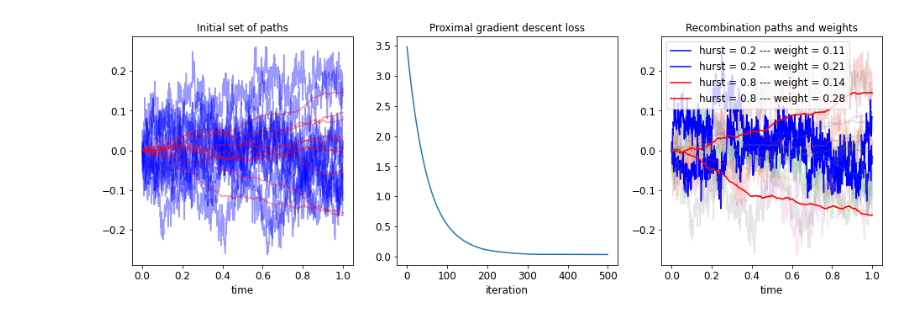
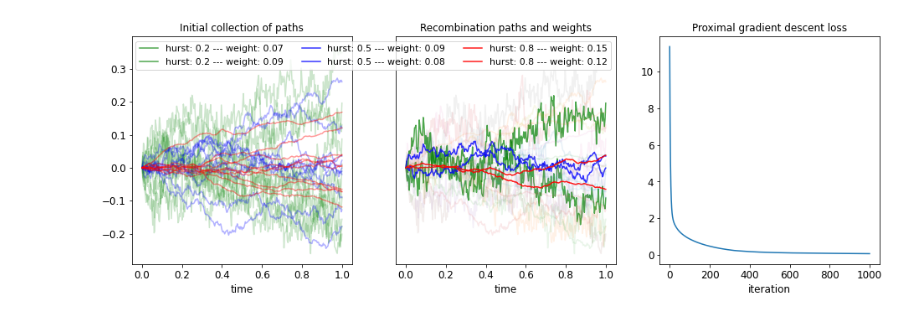
Before and after one commit to crispitagorico/sigkernel, a Jupyter notebook: examples/Recombination.ipynb, the cells around one changed output. Drawn from its saved outputs; the diff is of its cells as text; code cells hidden in the pictures.

```diff
--- a/examples/Recombination.ipynb
+++ b/examples/Recombination.ipynb
@@ -66,7 +60,7 @@ def loss(beta):
     l = 0.
     for i in range(n):
         for j in range(n):
-            l += (1./n - beta[i])*(1./n - beta[j])*Gram[i,j]
+            l += (1./n - beta[i])*(1./n - beta[j])*G_train[i,j]
     return l
 # %%
 def proximal_gradient(beta0, gamma, max_iter=100):
@@ -81,41 +75,52 @@ def proximal_gradient(beta0, gamma, max_iter=100):
         beta0 = beta
         losses.append(l)
     return losses, beta
-# %%
-beta0 = 0.1*np.random.randn(N)
 # %%
-losses, beta_optimal = proximal_gradient(beta0, gamma=0.0001, max_iter=500)
+losses, beta_optimal = proximal_gradient(beta0, gamma=0.0001, max_iter=1000)
 # %%
-selected_indices = np.nonzero(np.abs(beta_optimal) > 0.1)[0]
+selected_indices = np.nonzero(np.abs(beta_optimal) > 0.07)[0]
 # %%
 fig, ax = plt.subplots(1,3)
 
-for k,p in enumerate(paths):
-    if hursts[k]>0.5:
-        c = 'r'
+for k,p in enumerate(paths.cpu().numpy()):
+    if hursts[k]==0.2:
+        c = 'g'
+        alpha = 0.2
+    elif hursts[k]==0.5:
+        c = 'b'
+        alpha = 0.3
     else:
-        c ='b'
-    ax[0].plot(np.linspace(0,1,L+1), p[:,1], alpha=0.4, c=c)
-ax[0].set_title('Initial set of paths')
+        c ='r'
+        alpha = 0.4
+    ax[0].plot(np.linspace(0,1,L+1), p[:,1], alpha=alpha, c=c)
+
+ax[0].set_title('Initial collection of paths')
 ax[0].set_xlabel('time')
+ax[2].plot(losses)
+ax[2].set_title('Proximal gradient descent loss')
+ax[2].set_xlabel('iteration')
+ax[1].set_yticks([])
 
-ax[1].plot(losses)
-ax[1].set_title('Proximal gradient descent loss')
-ax[1].set_xlabel('iteration')
-for k, p in enumerate(paths):
+for k, p in enumerate(paths.cpu().numpy()):
     if k in selected_indices:
-        if hursts[k]>0.5:
-            c = 'r'
+        if hursts[k]==0.2:
+            c = 'g'
+            alpha = 0.7
+        elif hursts[k]==0.5:
+            c = 'b'
+            alpha = 0.8
         else:
-            c ='b'
-        ax[2].plot(np.linspace(0,1,L+1), p[:,1], alpha=1, c=c,
-                   label=f'hurst = {hursts[k]} --- weight = {np.round(beta_optimal[k],2)}')
+            c ='r'
+            alpha = 0.9
+        ax[1].plot(np.linspace(0,1,L+1), p[:,1], alpha=alpha, c=c,
+                   label=f'hurst: {hursts[k]} --- weight: {np.round(beta_optimal[k],2)}')
     else:
-        ax[2].plot(np.linspace(0,1,L+1), p[:,1], alpha=0.2)
-ax[2].set_title('Recombination paths and weights')
-ax[2].legend()
-ax[2].set_xlabel('time')
-plt.savefig('../pictures/recombination.png')
+        ax[1].plot(np.linspace(0,1,L+1), p[:,1], alpha=0.1)
+
+ax[1].set_title('Recombination paths and weights')
+ax[1].legend(ncol=3)
+ax[1].set_xlabel('time')
+plt.savefig('./pictures/recombination.png')
 plt.show()
 # %% [output]
-[figure, old version]
+[figure, new version]
```
Also changed, not shown: parts of 10 cells of this notebook, 24 other files.
